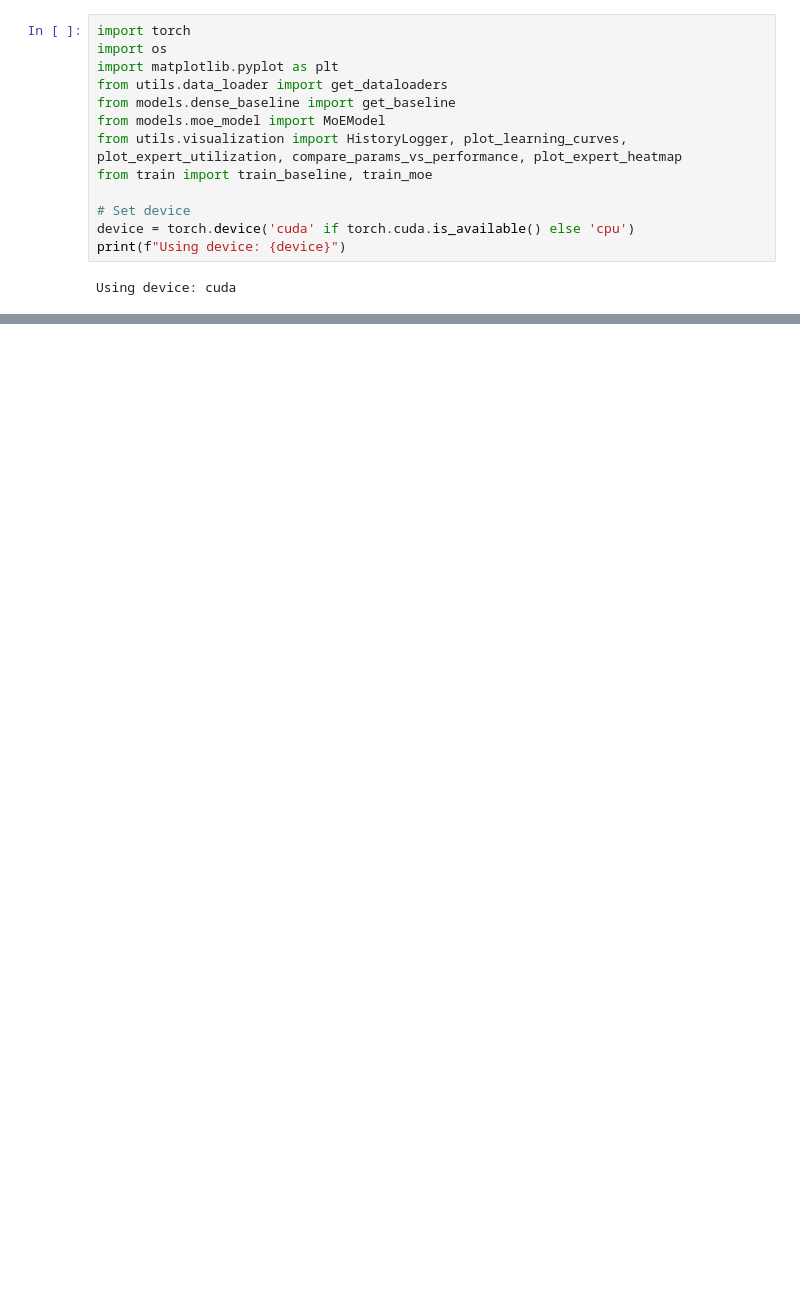
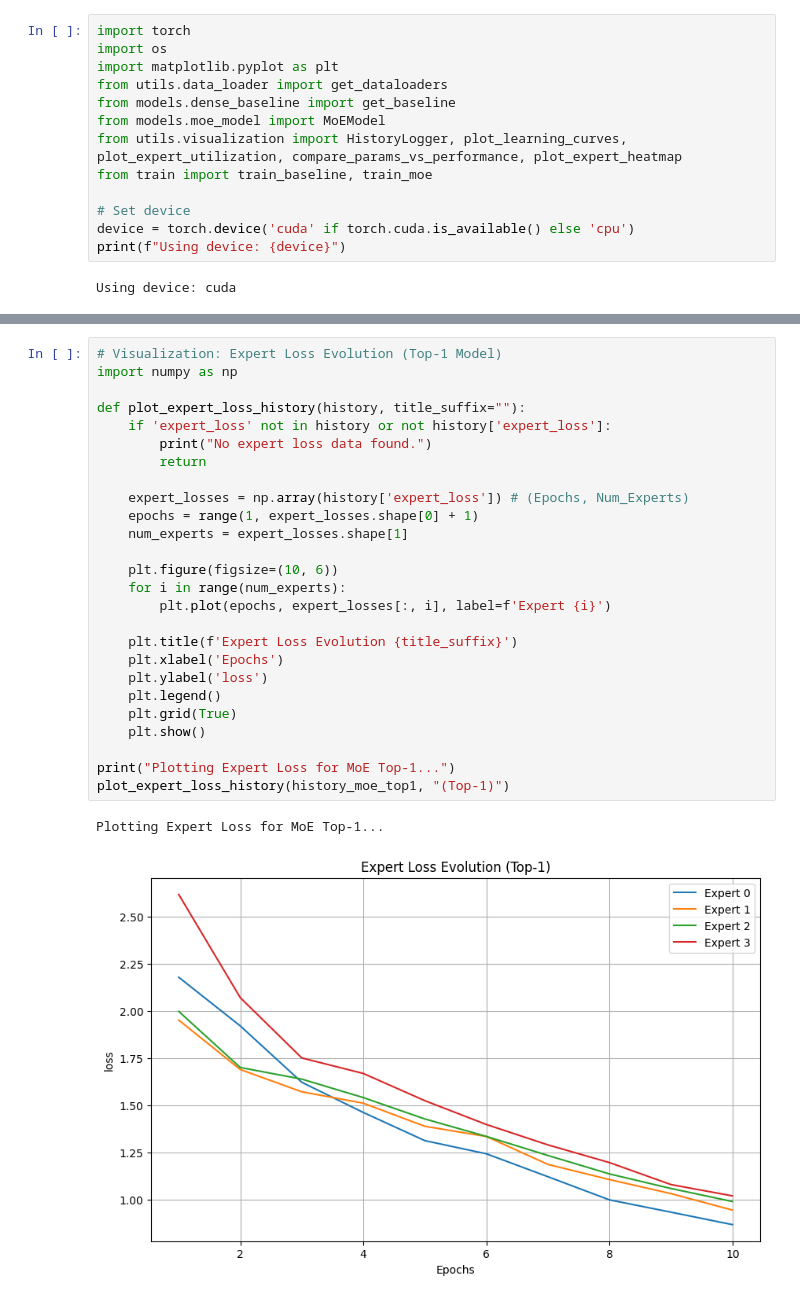
Before and after one commit to Roirtur/RoinisMoEAI, a Jupyter notebook: test_process.ipynb, the cells around one changed output, grey strips where cells are left out. Cells and saved outputs as stored; diff of their text form; blank space fills up the shorter version.

```diff
--- a/test_process.ipynb
+++ b/test_process.ipynb
@@ -302,0 +301,29 @@ Conclusion: MoE is strictly more efficient. Top-2 costs 2x expert compute of Top
+# %%
+# Visualization: Expert Loss Evolution (Top-1 Model)
+import numpy as np
+
+def plot_expert_loss_history(history, title_suffix=""):
+    if 'expert_loss' not in history or not history['expert_loss']:
+        print("No expert loss data found.")
+        return
+
+    expert_losses = np.array(history['expert_loss']) # (Epochs, Num_Experts)
+    epochs = range(1, expert_losses.shape[0] + 1)
+    num_experts = expert_losses.shape[1]
+
+    plt.figure(figsize=(10, 6))
+    for i in range(num_experts):
+        plt.plot(epochs, expert_losses[:, i], label=f'Expert {i}')
+
+    plt.title(f'Expert Loss Evolution {title_suffix}')
+    plt.xlabel('Epochs')
+    plt.ylabel('loss')
+    plt.legend()
+    plt.grid(True)
+    plt.show()
+
+print("Plotting Expert Loss for MoE Top-1...")
+plot_expert_loss_history(history_moe_top1, "(Top-1)")
+# %% [output]
+Plotting Expert Loss for MoE Top-1...
+[figure, added]
```
Also changed, not shown: parts of 14 cells of this notebook, 9 other files.
